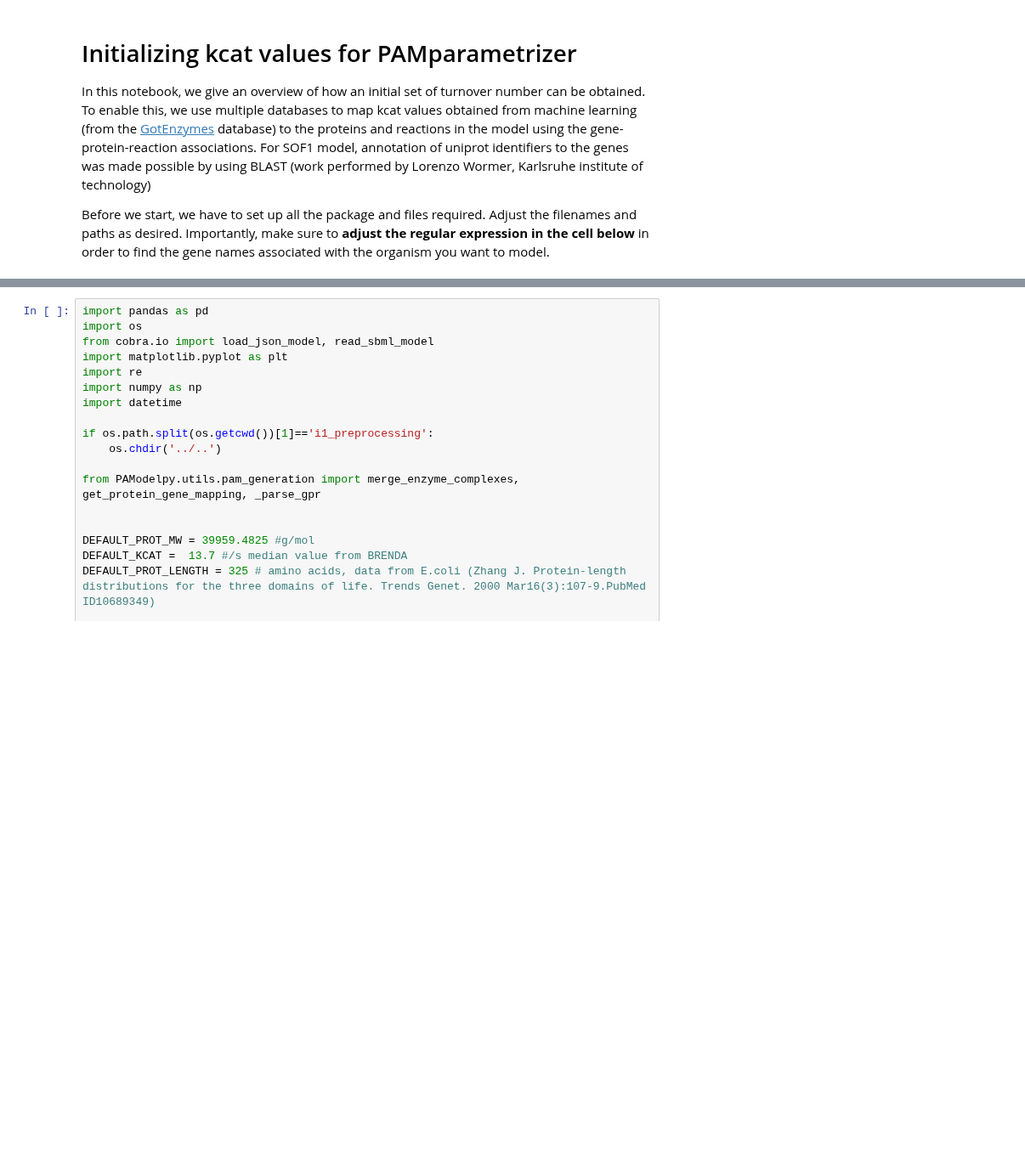
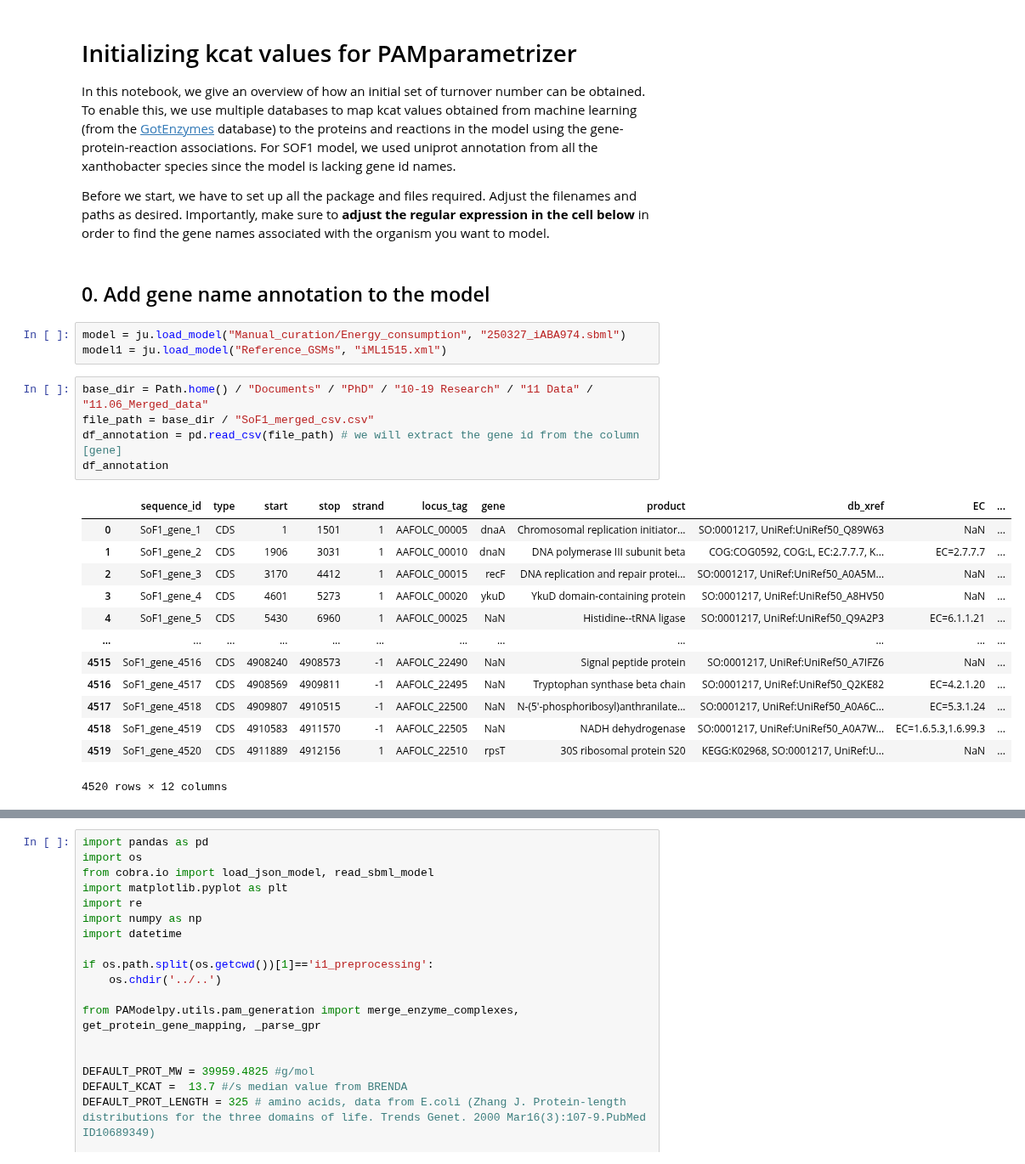
Before and after one commit to AzizBenA/iABA974_SoF1_GEM, a Jupyter notebook: jupyter_notebooks/PAM_parametrization_iABA974.ipynb, the cells around one changed output, grey strips where cells are left out. Shown at 85% size. Drawn from its saved outputs; the diff is of its cells as text; blank space fills up the shorter version.

Commit message:
Added gene name to model annotation

```diff
--- a/jupyter_notebooks/PAM_parametrization_iABA974.ipynb
+++ b/jupyter_notebooks/PAM_parametrization_iABA974.ipynb
@@ -1,6 +1,30 @@
 # %% [markdown]
 # Initializing kcat values for PAMparametrizer
 
-In this notebook, we give an overview of how an initial set of turnover number can be obtained. To enable this, we use multiple databases to map kcat values obtained from machine learning (from the [GotEnzymes](https://metabolicatlas.org/gotenzymes) database) to the proteins and reactions in the model using the gene-protein-reaction associations. For SOF1 model, annotation of uniprot identifiers to the genes was made possible by using BLAST (work performed by Lorenzo Wormer, Karlsruhe institute of technology)
+In this notebook, we give an overview of how an initial set of turnover number can be obtained. To enable this, we use multiple databases to map kcat values obtained from machine learning (from the [GotEnzymes](https://metabolicatlas.org/gotenzymes) database) to the proteins and reactions in the model using the gene-protein-reaction associations. For SOF1 model, we used uniprot annotation from all the xanthobacter species since the model is lacking gene id names.
 
 Before we start, we have to set up all the package and files required. Adjust the filenames and paths as desired. Importantly, make sure to **adjust the regular expression in the cell below** in order to find the gene names associated with the organism you want to model.
+# %% [markdown]
+## 0. Add gene name annotation to the model
+# %%
+model = ju.load_model("Manual_curation/Energy_consumption", "250327_iABA974.sbml")
+model1 = ju.load_model("Reference_GSMs", "iML1515.xml")
+# %%
+base_dir = Path.home() / "Documents" / "PhD" / "10-19 Research" / "11 Data" / "11.06_Merged_data"
+file_path = base_dir / "SoF1_merged_csv.csv"
+df_annotation = pd.read_csv(file_path) # we will extract the gene id from the column [gene]
+df_annotation
+# %% [output]
+|  | sequence_id | type | start | stop | strand | locus_tag | gene | product | db_xref | EC | ... |
+| 0 | SoF1_gene_1 | CDS | 1 | 1501 | 1 | AAFOLC_00005 | dnaA | Chromosomal replication initiator... | SO:0001217, UniRef:UniRef50_Q89W63 | NaN | ... |
+| 1 | SoF1_gene_2 | CDS | 1906 | 3031 | 1 | AAFOLC_00010 | dnaN | DNA polymerase III subunit beta | COG:COG0592, COG:L, EC:2.7.7.7, K... | EC=2.7.7.7 | ... |
+| 2 | SoF1_gene_3 | CDS | 3170 | 4412 | 1 | AAFOLC_00015 | recF | DNA replication and repair protei... | SO:0001217, UniRef:UniRef50_A0A5M... | NaN | ... |
+| 3 | SoF1_gene_4 | CDS | 4601 | 5273 | 1 | AAFOLC_00020 | ykuD | YkuD domain-containing protein | SO:0001217, UniRef:UniRef50_A8HV50 | NaN | ... |
+| 4 | SoF1_gene_5 | CDS | 5430 | 6960 | 1 | AAFOLC_00025 | NaN | Histidine--tRNA ligase | SO:0001217, UniRef:UniRef50_Q9A2P3 | EC=6.1.1.21 | ... |
+| ... | ... | ... | ... | ... | ... | ... | ... | ... | ... | ... | ... |
+| 4515 | SoF1_gene_4516 | CDS | 4908240 | 4908573 | -1 | AAFOLC_22490 | NaN | Signal peptide protein | SO:0001217, UniRef:UniRef50_A7IFZ6 | NaN | ... |
+| 4516 | SoF1_gene_4517 | CDS | 4908569 | 4909811 | -1 | AAFOLC_22495 | NaN | Tryptophan synthase beta chain | SO:0001217, UniRef:UniRef50_Q2KE82 | EC=4.2.1.20 | ... |
+| 4517 | SoF1_gene_4518 | CDS | 4909807 | 4910515 | -1 | AAFOLC_22500 | NaN | N-(5'-phosphoribosyl)anthranilate... | SO:0001217, UniRef:UniRef50_A0A6C... | EC=5.3.1.24 | ... |
+| 4518 | SoF1_gene_4519 | CDS | 4910583 | 4911570 | -1 | AAFOLC_22505 | NaN | NADH dehydrogenase | SO:0001217, UniRef:UniRef50_A0A7W... | EC=1.6.5.3,1.6.99.3 | ... |
+| 4519 | SoF1_gene_4520 | CDS | 4911889 | 4912156 | 1 | AAFOLC_22510 | rpsT | 30S ribosomal protein S20 | KEGG:K02968, SO:0001217, UniRef:U... | NaN | ... |
+4520 rows × 12 columns
```
Also changed, not shown: parts of 6 cells of this notebook.
